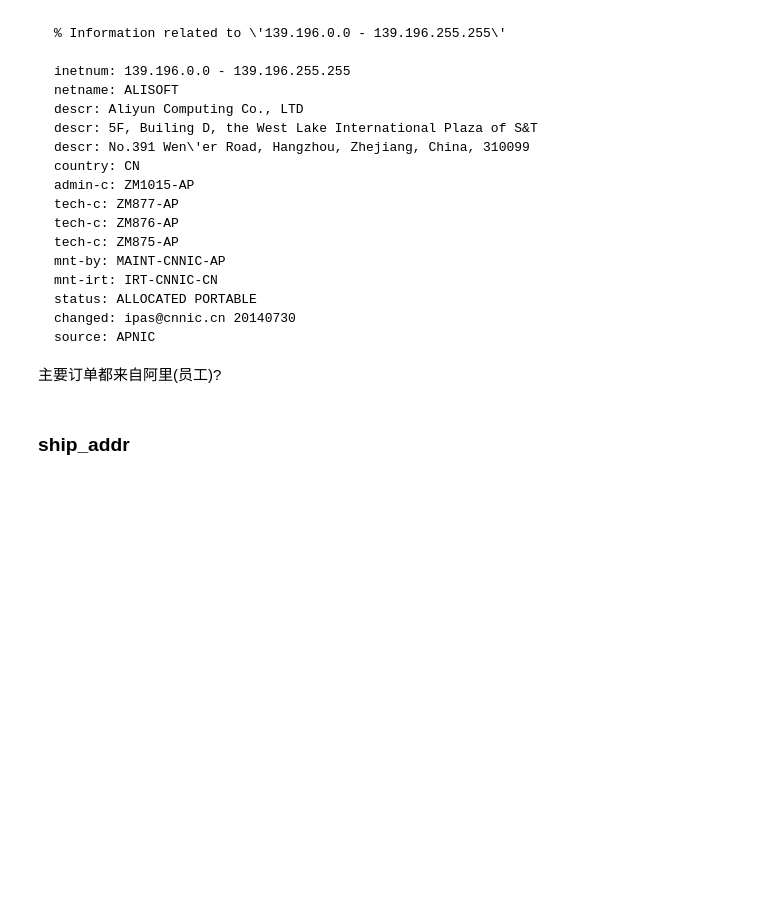
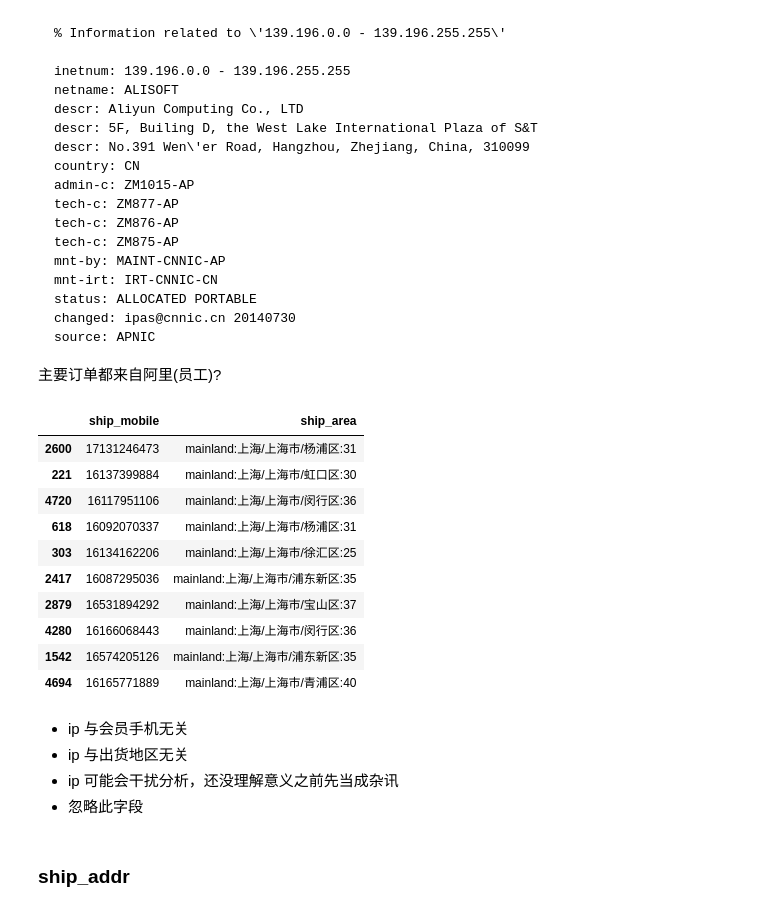
Before and after one commit to hugolu/learn-data-analysis, a Jupyter notebook: yimi/try-exploration.ipynb, the cells around one changed output. Drawn from its saved outputs; the diff is of its cells as text; code cells hidden in the pictures; blank space fills up the shorter version.

````diff
--- a/yimi/try-exploration.ipynb
+++ b/yimi/try-exploration.ipynb
@@ -742,6 +804,26 @@ changed: ipas@cnnic.cn 20140730
 source: APNIC
 ```
 主要订单都来自阿里(员工)?
+# %%
+df2 = df[df.ip == '139.196.30.225']
+df2.take(np.random.randint(0, len(df2), 10))[['ship_mobile','ship_area']]
+# %% [output]
+|  | ship_mobile | ship_area |
+| 2600 | 17131246473 | mainland:上海/上海市/杨浦区:31 |
+| 221 | 16137399884 | mainland:上海/上海市/虹口区:30 |
+| 4720 | 16117951106 | mainland:上海/上海市/闵行区:36 |
+| 618 | 16092070337 | mainland:上海/上海市/杨浦区:31 |
+| 303 | 16134162206 | mainland:上海/上海市/徐汇区:25 |
+| 2417 | 16087295036 | mainland:上海/上海市/浦东新区:35 |
+| 2879 | 16531894292 | mainland:上海/上海市/宝山区:37 |
+| 4280 | 16166068443 | mainland:上海/上海市/闵行区:36 |
+| 1542 | 16574205126 | mainland:上海/上海市/浦东新区:35 |
+| 4694 | 16165771889 | mainland:上海/上海市/青浦区:40 |
+# %% [markdown]
+- ip 与会员手机无关
+- ip 与出货地区无关
+- ip 可能会干扰分析，还没理解意义之前先当成杂讯
+- 忽略此字段
 # %% [markdown]
 ### ship_addr
 # %%
````
Also changed, not shown: parts of 61 cells of this notebook.
